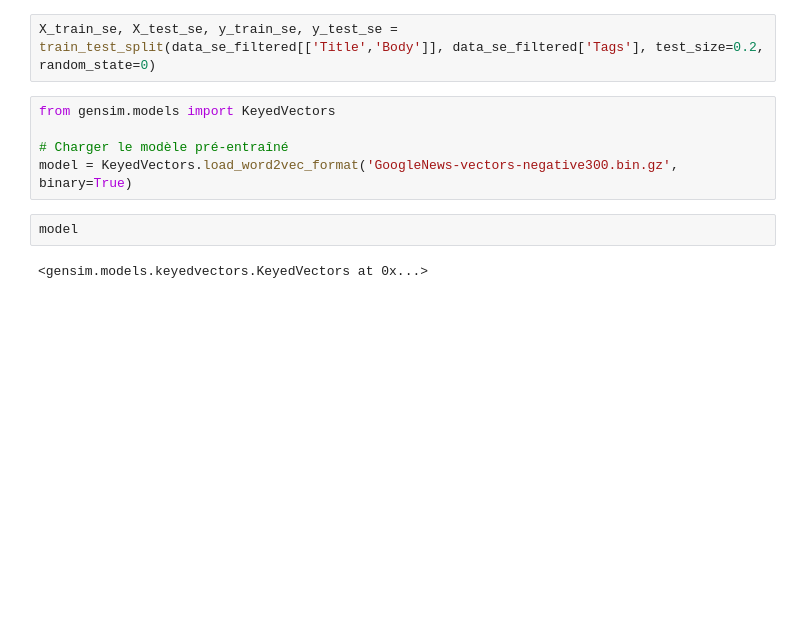
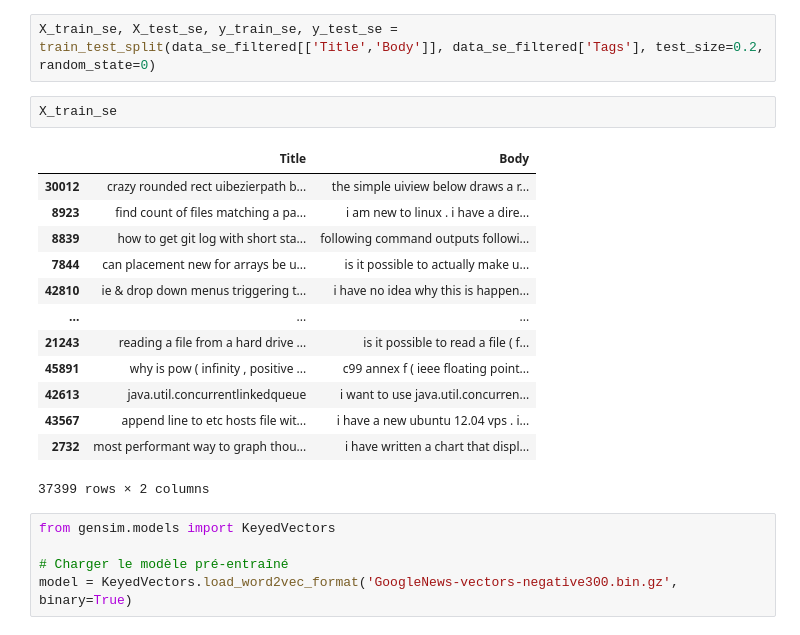
Before and after one commit to ThomasMeb/Classifier_Questions_StackOverflow, a Jupyter notebook: Mebarki_Thomas_2_notebook_test_042023.ipynb, the cells around one changed output. Drawn from its saved outputs; the diff is of its cells as text; blank space fills up the shorter version.

```diff
--- a/Mebarki_Thomas_2_notebook_test_042023.ipynb
+++ b/Mebarki_Thomas_2_notebook_test_042023.ipynb
@@ -1089,12 +1093,24 @@ print("Nombre de questions restantes :", len(data_se_filtered))
 Nombre de questions restantes : 46749
 # %%
 X_train_se, X_test_se, y_train_se, y_test_se = train_test_split(data_se_filtered[['Title','Body']], data_se_filtered['Tags'], test_size=0.2, random_state=0)
+# %%
+X_train_se
+# %% [output]
+|  | Title | Body |
+| 30012 | crazy rounded rect uibezierpath b... | the simple uiview below draws a r... |
+| 8923 | find count of files matching a pa... | i am new to linux . i have a dire... |
+| 8839 | how to get git log with short sta... | following command outputs followi... |
+| 7844 | can placement new for arrays be u... | is it possible to actually make u... |
+| 42810 | ie & drop down menus triggering t... | i have no idea why this is happen... |
+| ... | ... | ... |
+| 21243 | reading a file from a hard drive ... | is it possible to read a file ( f... |
+| 45891 | why is pow ( infinity , positive ... | c99 annex f ( ieee floating point... |
+| 42613 | java.util.concurrentlinkedqueue | i want to use java.util.concurren... |
+| 43567 | append line to etc hosts file wit... | i have a new ubuntu 12.04 vps . i... |
+| 2732 | most performant way to graph thou... | i have written a chart that displ... |
+37399 rows × 2 columns
 # %%
 from gensim.models import KeyedVectors
 
 # Charger le modèle pré-entraîné
 model = KeyedVectors.load_word2vec_format('GoogleNews-vectors-negative300.bin.gz', binary=True)
-# %%
-model
-# %% [output]
-<gensim.models.keyedvectors.KeyedVectors at 0x...>
```
Also changed, not shown: parts of 5 cells of this notebook, 1 other file.
